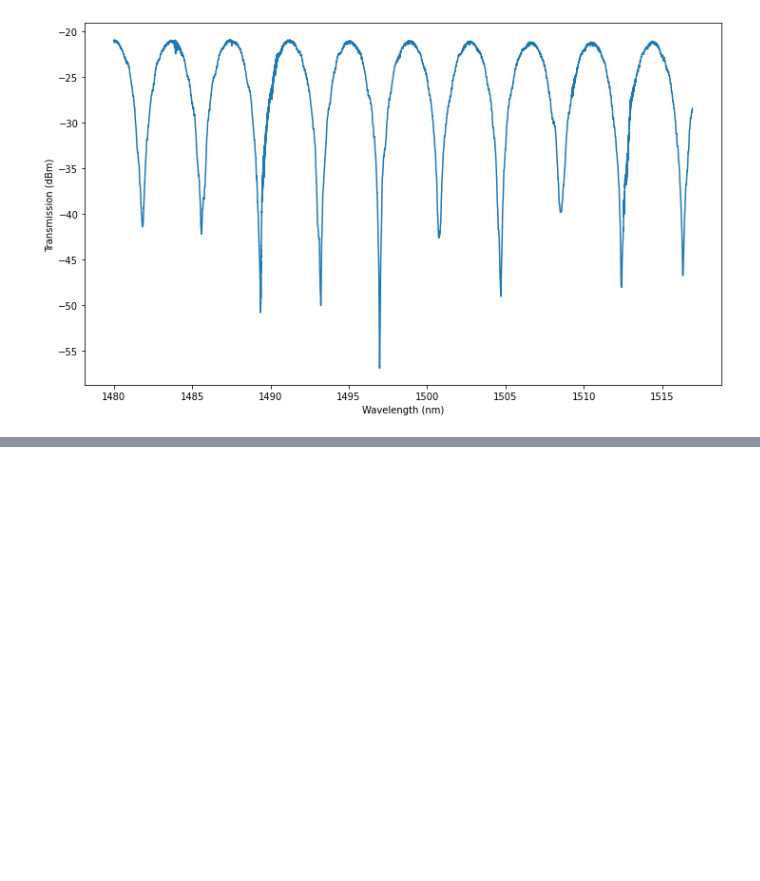
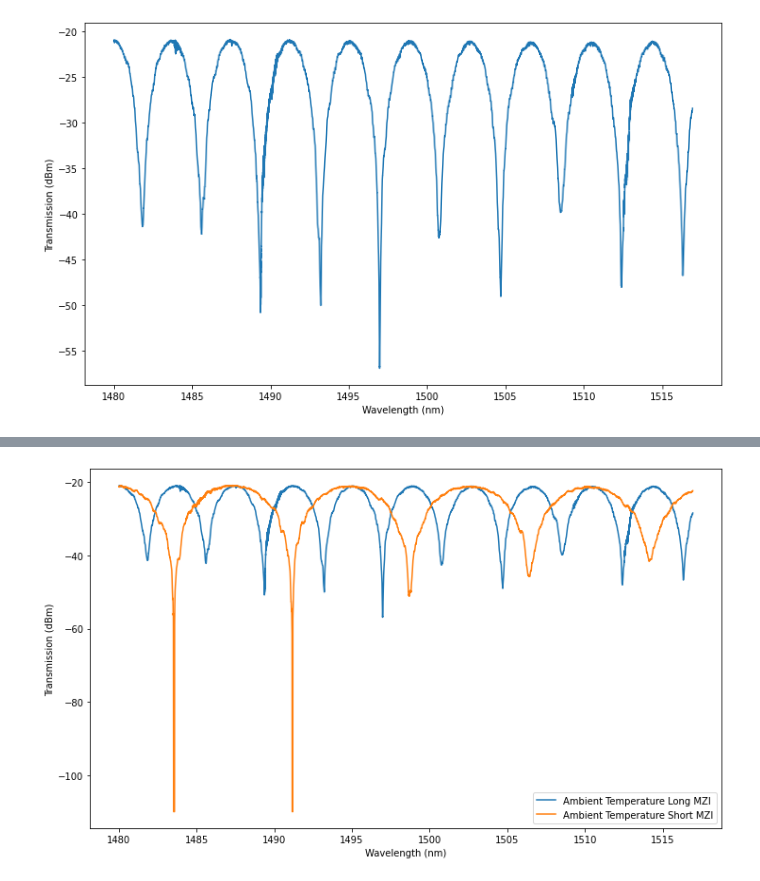
Before and after one commit to sfsernao/Bootcamp_BSU_MIT, a Jupyter notebook: Integrated_MZI_DiffTemp.ipynb, the cells around one changed output, grey strips where cells are left out. Cells and saved outputs as stored; diff of their text form; code cells hidden in the pictures; blank space fills up the shorter version.

```diff
--- a/Integrated_MZI_DiffTemp.ipynb
+++ b/Integrated_MZI_DiffTemp.ipynb
@@ -50,3 +77,25 @@ ax.ticklabel_format(useOffset=False)
+# %%
+# Plot in dBm of the short MZI at room temperature
+ST1=pd.read_csv(MZI_S_T1, sep=',' , skiprows=0, skip_blank_lines=True, header=None)
+
+dataX_ST1=np.array(ST1.iloc[1:][0])   # Definition of the array for the wavelenghts in nanometers
+dataY_ST1=np.array(ST1.iloc[1:][1])   # Definition of the power in dBm
+
+# Plotting the data
+fig, ax=plt.subplots()
+ax.plot(dataX_LT1,dataY_LT1, label = 'Ambient Temperature Long MZI')
+ax.plot(dataX_ST1,dataY_ST1, label = 'Ambient Temperature Short MZI')
+# Defining the labels
+ax.set_xlabel('Wavelength (nm)')
+ax.set_ylabel('Transmission (dBm)')
+ax.legend()
+
+textstr = None
+
+ax.text(0.05, 0.95, textstr, fontsize=12,   transform=ax.transAxes,   verticalalignment='top')
+ax.ticklabel_format(useOffset=False)
+# %% [output]
+[figure, added]
 # %%
 ## Plot of the linear power
 # Linearizing the power data (conversion from dBm to mW and multiplying by 1000 to convert into microWatts)
```
Also changed, not shown: parts of 16 cells of this notebook.
